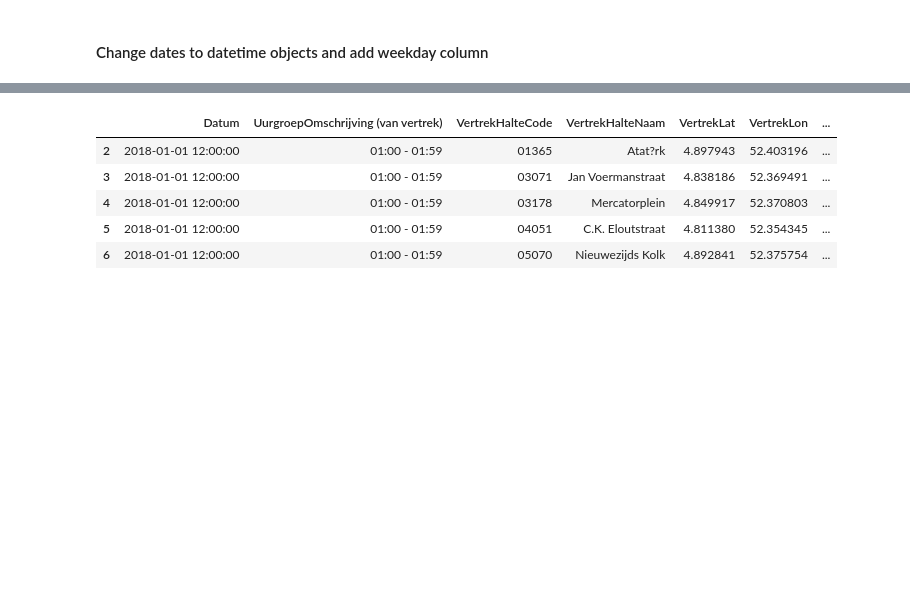
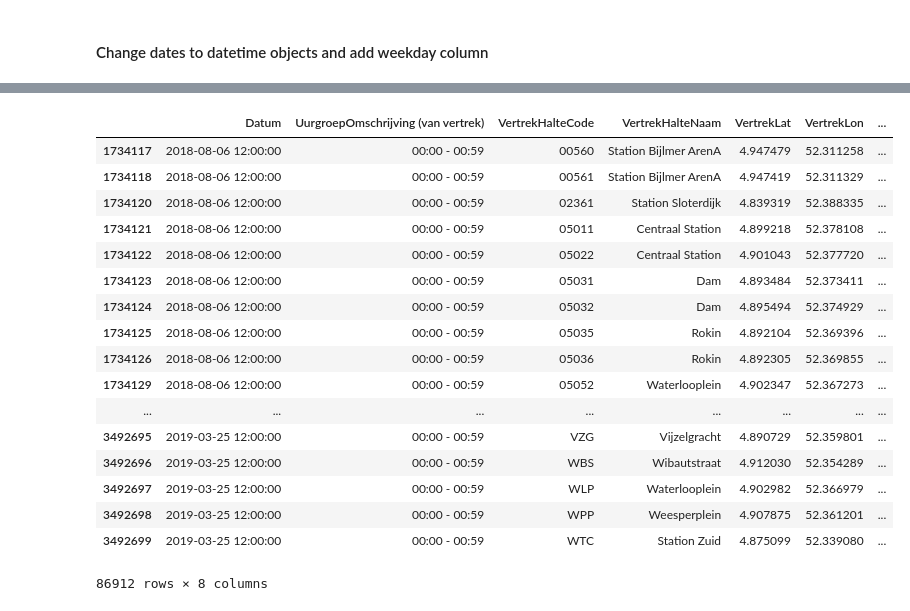
Before and after one commit to SophieEnsing/Thesis, a Jupyter notebook: Code/Analysis - full dataset.ipynb, the cells around one changed output, grey strips where cells are left out. Drawn from its saved outputs; the diff is of its cells as text; code cells hidden in the pictures; blank space fills up the shorter version.

```diff
--- a/Code/Analysis - full dataset.ipynb
+++ b/Code/Analysis - full dataset.ipynb
@@ -40,0 +42,3 @@ destination['Weekdag'] = destination['Datum'].apply(lambda x: x.isoweekday())
+# %%
+origin = origin[origin['Datum'] >= datetime.datetime(2018, 8, 1)]
+destination = destination[destination['Datum'] >= datetime.datetime(2018, 8, 1)]
@@ -40,0 +48,3 @@ destination['Weekdag'] = destination['Datum'].apply(lambda x: x.isoweekday())
+# %%
+origin = origin[(origin['VertrekHalteNaam'].isin(stations)) & (origin['Weekdag'] == 1)]
+destination = destination[(destination['AankomstHalteNaam'].isin(stations)) & (destination['Weekdag'] == 1)]
@@ -41,9 +101,21 @@ destination['Weekdag'] = destination['Datum'].apply(lambda x: x.isoweekday())
 # %%
-origin.head()
+origin
 # %% [output]
 |  | Datum | UurgroepOmschrijving (van vertrek) | VertrekHalteCode | VertrekHalteNaam | VertrekLat | VertrekLon | ... |
-| 2 | 2018-01-01 12:00:00 | 01:00 - 01:59 | 01365 | Atat?rk | 4.897943 | 52.403196 | ... |
-| 3 | 2018-01-01 12:00:00 | 01:00 - 01:59 | 03071 | Jan Voermanstraat | 4.838186 | 52.369491 | ... |
-| 4 | 2018-01-01 12:00:00 | 01:00 - 01:59 | 03178 | Mercatorplein | 4.849917 | 52.370803 | ... |
-| 5 | 2018-01-01 12:00:00 | 01:00 - 01:59 | 04051 | C.K. Eloutstraat | 4.811380 | 52.354345 | ... |
-| 6 | 2018-01-01 12:00:00 | 01:00 - 01:59 | 05070 | Nieuwezijds Kolk | 4.892841 | 52.375754 | ... |
+| 1734117 | 2018-08-06 12:00:00 | 00:00 - 00:59 | 00560 | Station Bijlmer ArenA | 4.947479 | 52.311258 | ... |
+| 1734118 | 2018-08-06 12:00:00 | 00:00 - 00:59 | 00561 | Station Bijlmer ArenA | 4.947419 | 52.311329 | ... |
+| 1734120 | 2018-08-06 12:00:00 | 00:00 - 00:59 | 02361 | Station Sloterdijk | 4.839319 | 52.388335 | ... |
+| 1734121 | 2018-08-06 12:00:00 | 00:00 - 00:59 | 05011 | Centraal Station | 4.899218 | 52.378108 | ... |
+| 1734122 | 2018-08-06 12:00:00 | 00:00 - 00:59 | 05022 | Centraal Station | 4.901043 | 52.377720 | ... |
+| 1734123 | 2018-08-06 12:00:00 | 00:00 - 00:59 | 05031 | Dam | 4.893484 | 52.373411 | ... |
+| 1734124 | 2018-08-06 12:00:00 | 00:00 - 00:59 | 05032 | Dam | 4.895494 | 52.374929 | ... |
+| 1734125 | 2018-08-06 12:00:00 | 00:00 - 00:59 | 05035 | Rokin | 4.892104 | 52.369396 | ... |
+| 1734126 | 2018-08-06 12:00:00 | 00:00 - 00:59 | 05036 | Rokin | 4.892305 | 52.369855 | ... |
+| 1734129 | 2018-08-06 12:00:00 | 00:00 - 00:59 | 05052 | Waterlooplein | 4.902347 | 52.367273 | ... |
+| ... | ... | ... | ... | ... | ... | ... | ... |
+| 3492695 | 2019-03-25 12:00:00 | 00:00 - 00:59 | VZG | Vijzelgracht | 4.890729 | 52.359801 | ... |
+| 3492696 | 2019-03-25 12:00:00 | 00:00 - 00:59 | WBS | Wibautstraat | 4.912030 | 52.354289 | ... |
+| 3492697 | 2019-03-25 12:00:00 | 00:00 - 00:59 | WLP | Waterlooplein | 4.902982 | 52.366979 | ... |
+| 3492698 | 2019-03-25 12:00:00 | 00:00 - 00:59 | WPP | Weesperplein | 4.907875 | 52.361201 | ... |
+| 3492699 | 2019-03-25 12:00:00 | 00:00 - 00:59 | WTC | Station Zuid | 4.875099 | 52.339080 | ... |
+86912 rows × 8 columns
```
Also changed, not shown: parts of 8 cells of this notebook.
